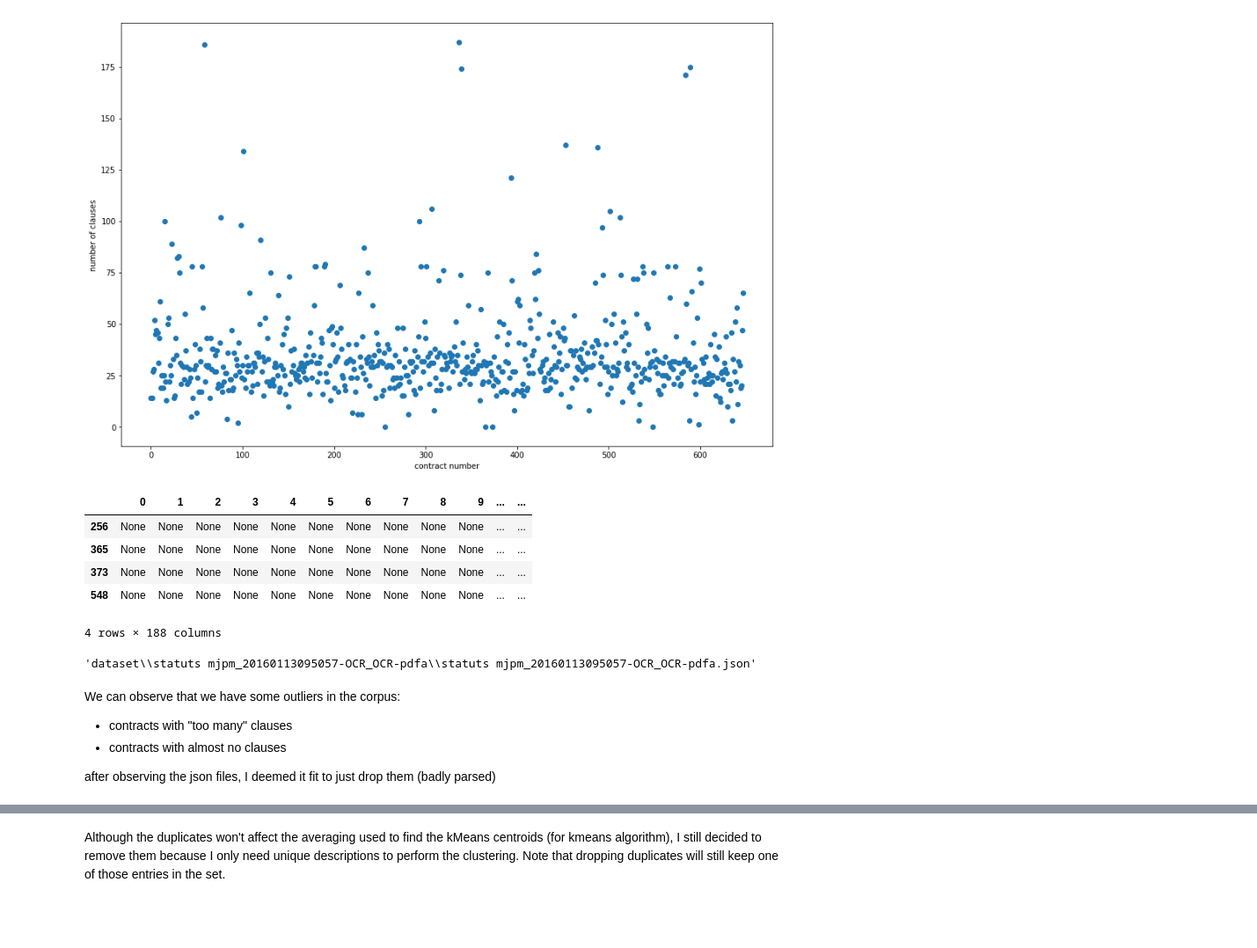
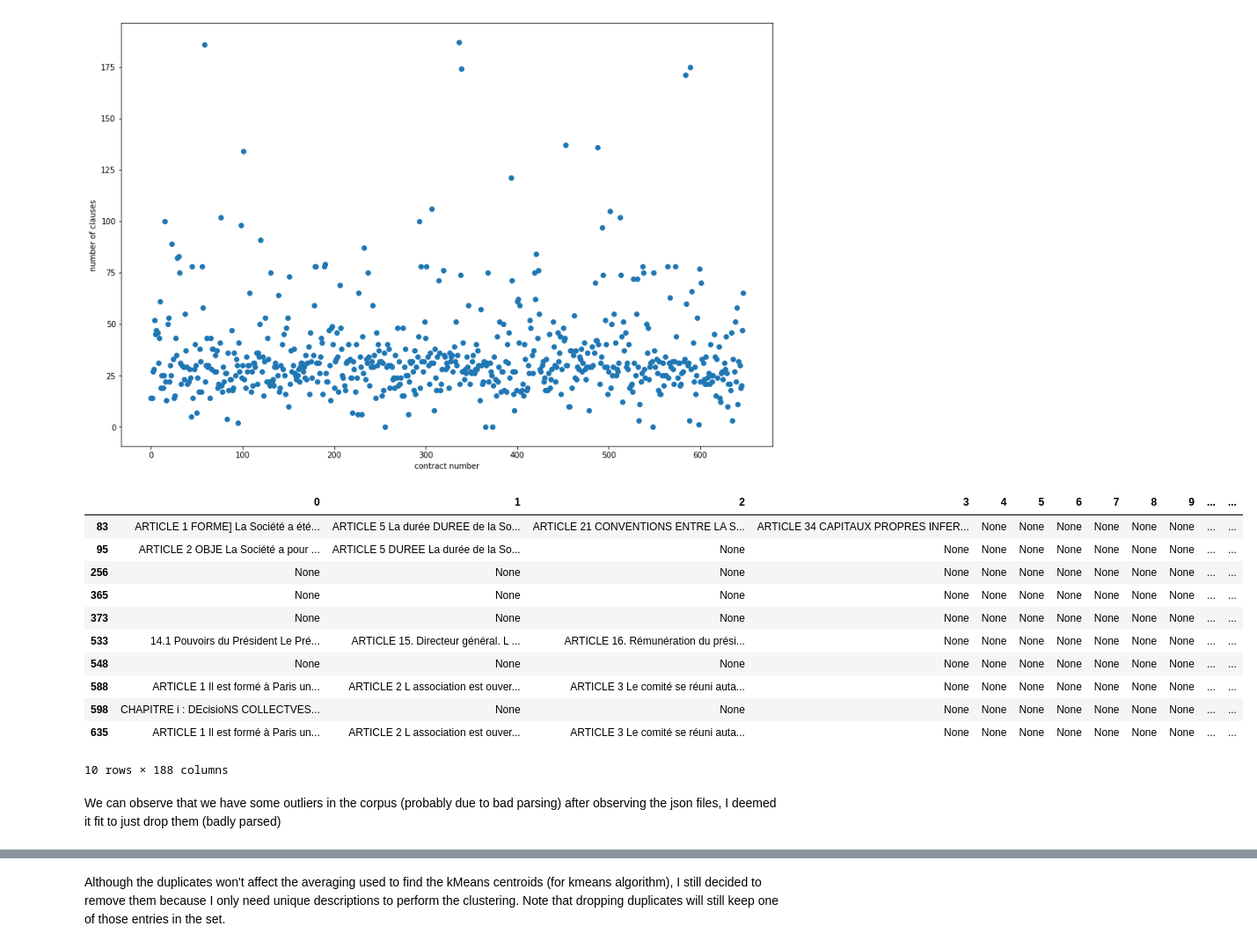
Before and after one commit to alaameloh/Hyperlex_test, a Jupyter notebook: hyperlex_test.ipynb, the cells around one changed output, grey strips where cells are left out. Shown: that part at 88% size. Cells and saved outputs as stored; diff of their text form; code cells hidden in the pictures; blank space fills up the shorter version.

```diff
--- a/hyperlex_test.ipynb
+++ b/hyperlex_test.ipynb
@@ -52,21 +55,20 @@ plt.ylabel('number of clauses')
 Text(0,0.5,'number of clauses')
 [figure]
 # %%
-contracts_df[contracts_df['num_clauses']<1]
+contracts_df[contracts_df['num_clauses']<5]
 # %% [output]
 |  | 0 | 1 | 2 | 3 | 4 | 5 | 6 | 7 | 8 | 9 | ... | ... |
+| 83 | ARTICLE 1 FORME] La Société a été... | ARTICLE 5 La durée DUREE de la So... | ARTICLE 21 CONVENTIONS ENTRE LA S... | ARTICLE 34 CAPITAUX PROPRES INFER... | None | None | None | None | None | None | ... | ... |
+| 95 | ARTICLE 2 OBJE La Société a pour ... | ARTICLE 5 DUREE La durée de la So... | None | None | None | None | None | None | None | None | ... | ... |
 | 256 | None | None | None | None | None | None | None | None | None | None | ... | ... |
 | 365 | None | None | None | None | None | None | None | None | None | None | ... | ... |
 | 373 | None | None | None | None | None | None | None | None | None | None | ... | ... |
+| 533 | 14.1 Pouvoirs du Président Le Pré... | ARTICLE 15. Directeur général. L ... | ARTICLE 16. Rémunération du prési... | None | None | None | None | None | None | None | ... | ... |
 | 548 | None | None | None | None | None | None | None | None | None | None | ... | ... |
+| 588 | ARTICLE 1 Il est formé à Paris un... | ARTICLE 2 L association est ouver... | ARTICLE 3 Le comité se réuni auta... | None | None | None | None | None | None | None | ... | ... |
+| 598 | CHAPITRE i : DEcisioNS COLLECTVES... | None | None | None | None | None | None | None | None | None | ... | ... |
+| 635 | ARTICLE 1 Il est formé à Paris un... | ARTICLE 2 L association est ouver... | ARTICLE 3 Le comité se réuni auta... | None | None | None | None | None | None | None | ... | ... |
-4 rows × 188 columns
+10 rows × 188 columns
-# %%
-json_files[548]
-# %% [output]
-'dataset\\statuts mjpm_20160113095057-OCR_OCR-pdfa\\statuts mjpm_20160113095057-OCR_OCR-pdfa.json'
 # %% [markdown]
-We can observe that we have some outliers in the corpus:
-* contracts with "too many" clauses
-* contracts with almost no clauses
-
+We can observe that we have some outliers in the corpus (probably due to bad parsing)
 after observing the json files, I deemed it fit to just drop them (badly parsed)
```
Also changed, not shown: parts of 42 cells of this notebook, 6 other files.
